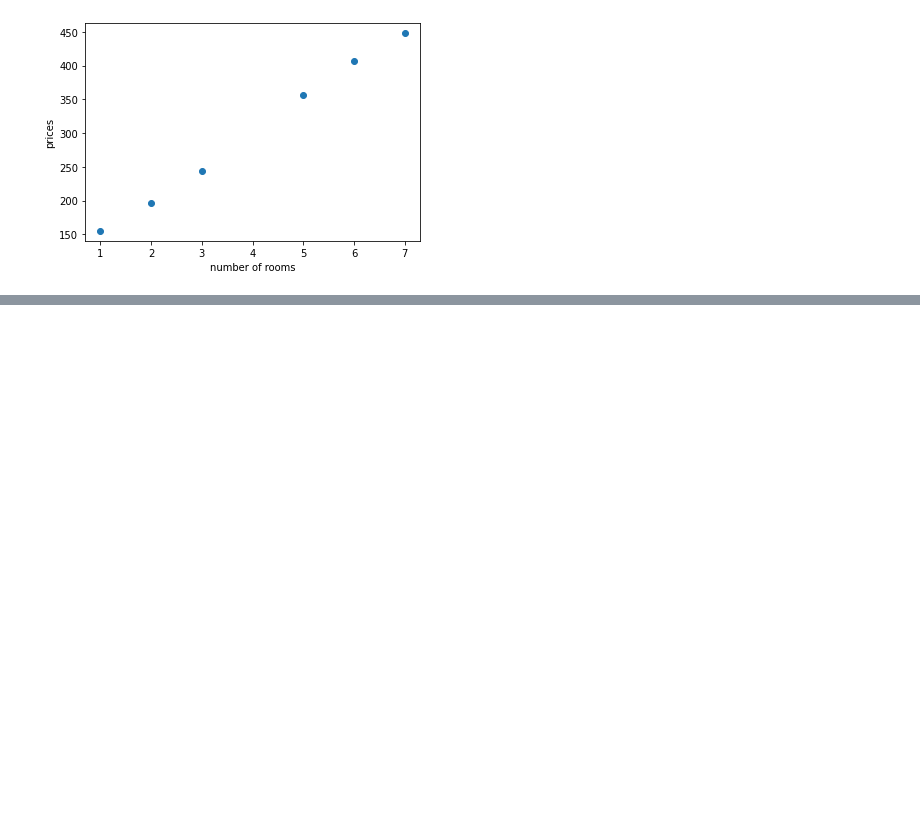
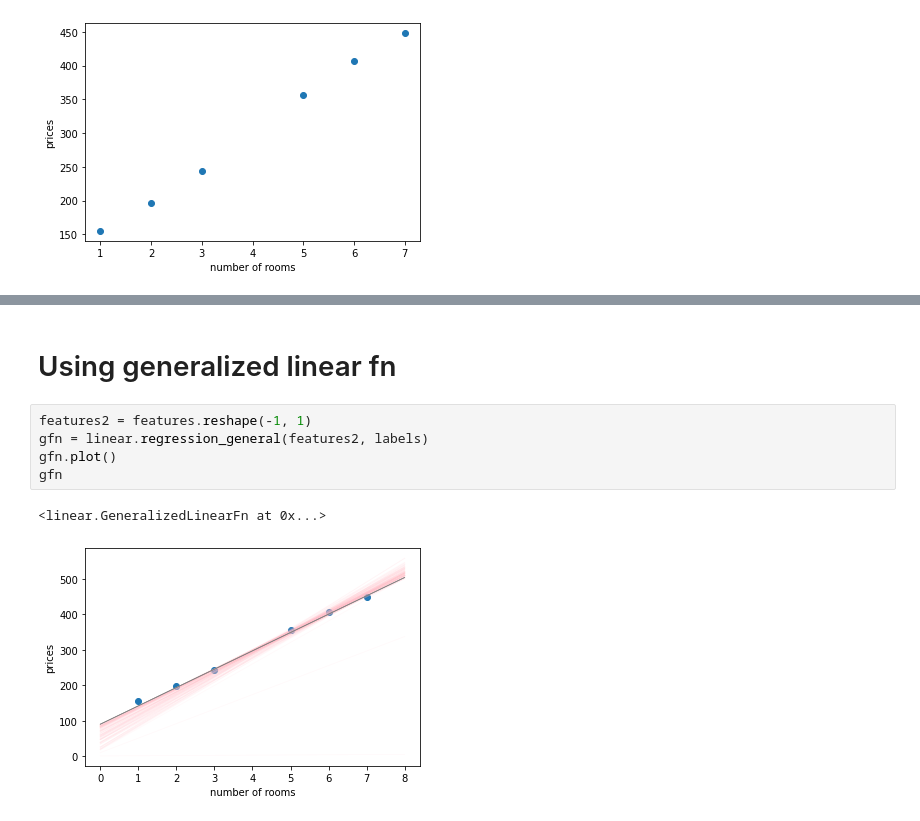
Before and after one commit to knightpp/machine-learning, a Jupyter notebook: chapter3/chapter3.ipynb, the cells around one changed output, grey strips where cells are left out. Cells and saved outputs as stored; diff of their text form; blank space fills up the shorter version.

```diff
--- a/chapter3/chapter3.ipynb
+++ b/chapter3/chapter3.ipynb
@@ -28,0 +29,10 @@ rsme                = 4.991713248206695
+# %% [markdown]
+# Using generalized linear fn
+# %%
+features2 = features.reshape(-1, 1)
+gfn = linear.regression_general(features2, labels)
+gfn.plot()
+gfn
+# %% [output]
+<linear.GeneralizedLinearFn at 0x...>
+[figure, added]
```
Also changed, not shown: parts of 3 cells of this notebook, 1 other file.
